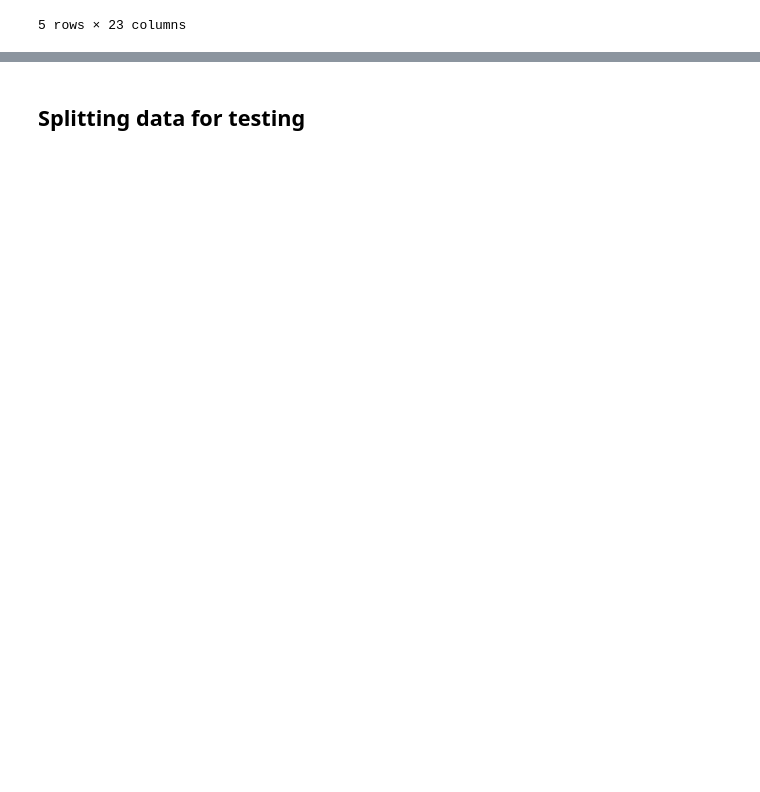
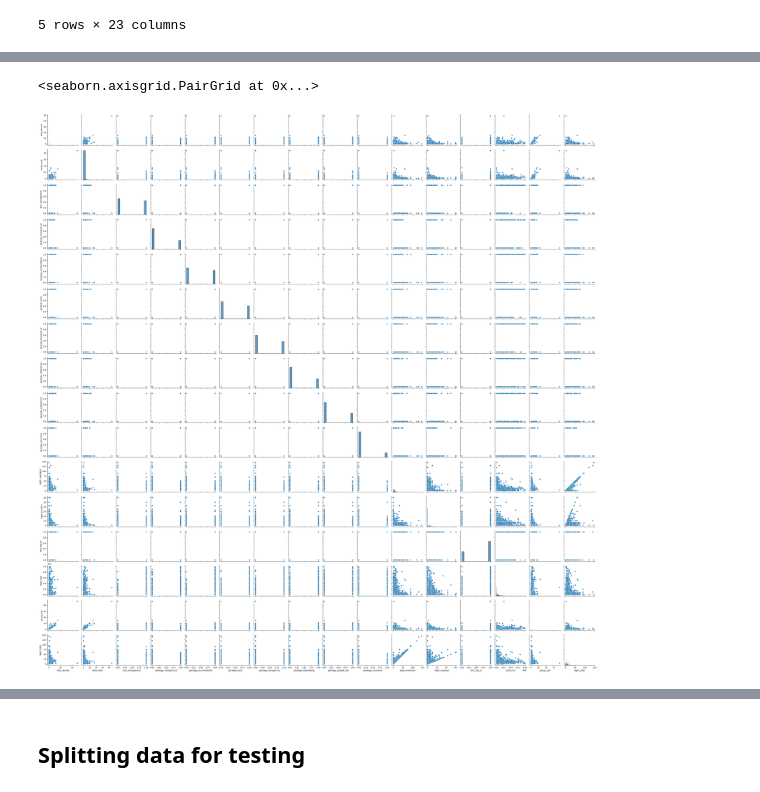
Before and after one commit to JohannDitt/ML-Project_Tanzania, a Jupyter notebook: EDA-and-modeling.ipynb, the cells around one changed output, grey strips where cells are left out. Saved outputs shown, nothing was run; the diff lists cells and outputs as text; code cells hidden in the pictures; blank space fills up the shorter version.

```diff
--- a/EDA-and-modeling.ipynb
+++ b/EDA-and-modeling.ipynb
@@ -295,3 +295,7 @@ data.head()
 | 3 | tour_1002 | united kingdom | 25-44 | Spouse | 1 | 1 | Leisure and Holidays | Wildlife tourism | ... |
 | 4 | tour_1004 | china | 1-24 | Alone | 1 | 0 | Leisure and Holidays | Wildlife tourism | ... |
 5 rows × 23 columns
+# %%
+yes_no_dict = {"Yes": 1, "No": 0}
+data = data.replace(yes_no_dict)
+data.head()
@@ -297,0 +310,4 @@ data.head()
+# %%
+tour_dict = {"Independent": 0, "Package Tour" : 1}
+data.tour_arrangement = data.tour_arrangement.replace(tour_dict)
+data.head()
@@ -297,0 +322,5 @@ data.head()
+# %%
+data["group_size"] = data.total_male + data.total_female
+data["night_total"] = data.night_mainland + data.night_zanzibar
+
+data.head()
@@ -297,0 +335,5 @@ data.head()
+# %%
+sns.pairplot(data)
+# %% [output]
+<seaborn.axisgrid.PairGrid at 0x...>
+[figure, added]
```
Also changed, not shown: parts of 27 cells of this notebook, 7 other files.
